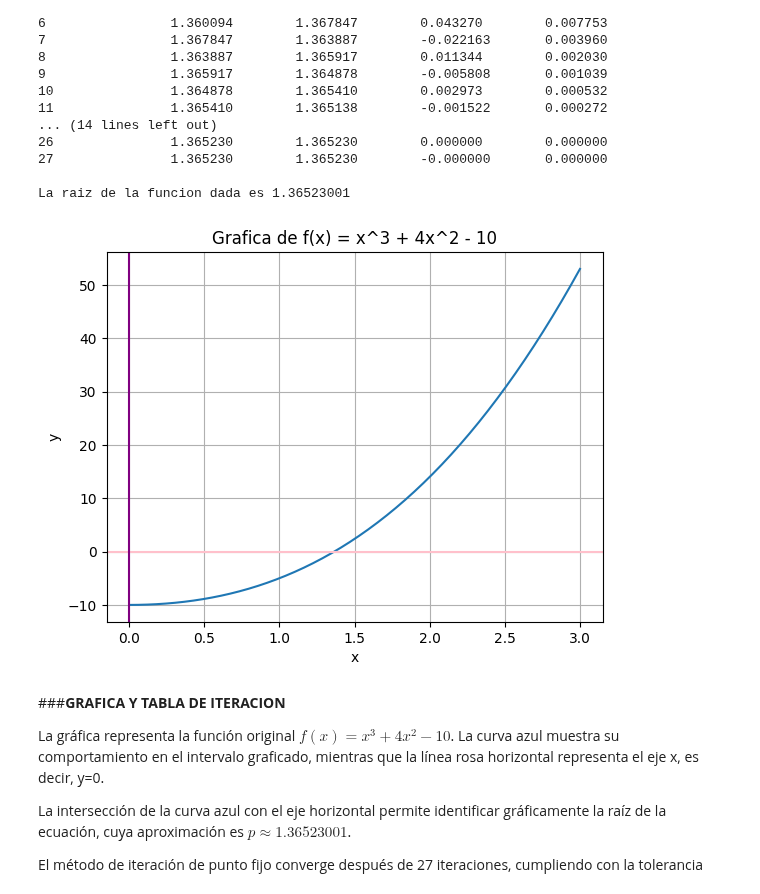
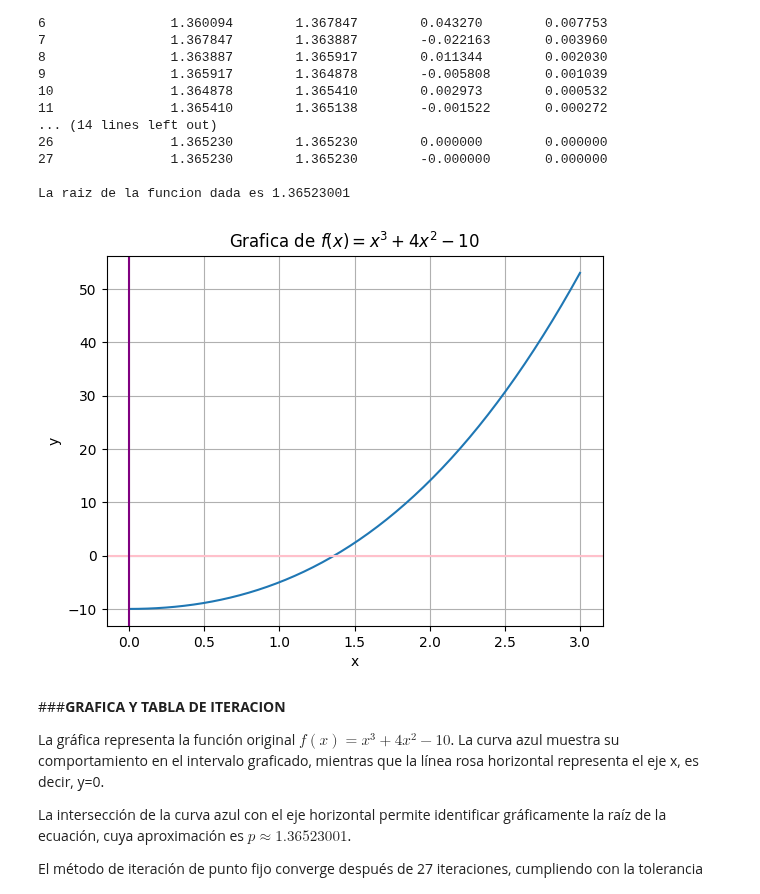
Before and after one commit to Alexandra1031/Metodos-numericos-l, a Jupyter notebook: Método_de_punto_fijo_MoralesNoriegaAlexandra.ipynb, the cells around one changed output. Saved outputs shown, nothing was run; the diff lists cells and outputs as text; code cells hidden in the pictures.

```diff
--- a/Método_de_punto_fijo_MoralesNoriegaAlexandra.ipynb
+++ b/Método_de_punto_fijo_MoralesNoriegaAlexandra.ipynb
@@ -203,15 +203,15 @@ La raiz de la funcion dada es 1.36523001
 # %%
 x = np.linspace(0, 3)  # Genera una particion
 plt.plot(x, funcion1(x))  # Grafica las parejas ordenadas (x, f(x))
-plt.title('Grafica de f(x) = x^3 + 4x^2 - 10')
+plt.title('Grafica de $f(x) = x^3 + 4x^2 - 10$')#titulo superior de la gráfica
 plt.xlabel('x')
 plt.ylabel('y')
 plt.axhline(y=0, color='pink')  # Linea horizontal en y = 0
 plt.axvline(x=0, color='purple')  # Linea vertical en x = 0
 plt.grid(True)
 plt.show()
 # %% [output]
-[figure, old version]
+[figure, new version]
 # %% [markdown]
 ###**GRAFICA Y TABLA DE ITERACION**
 
```
